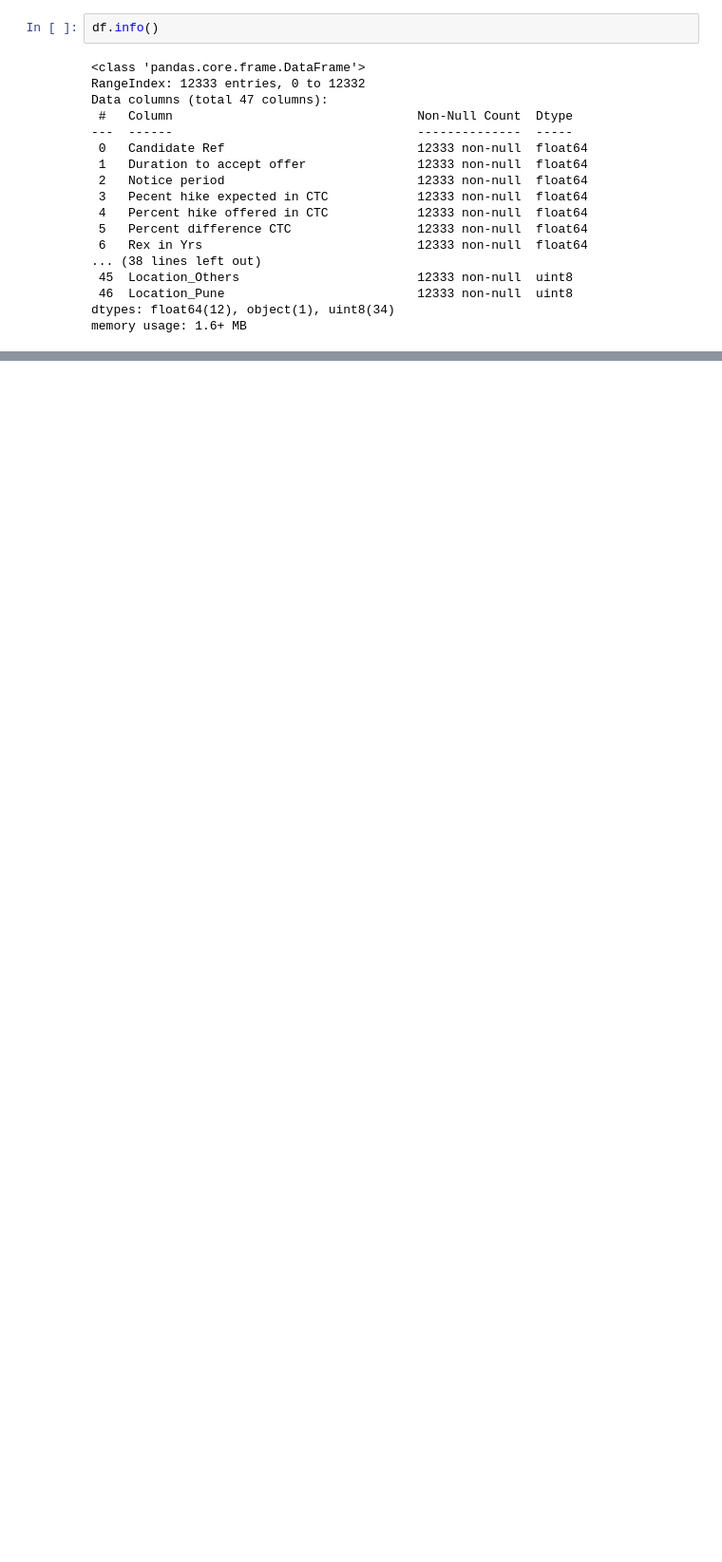
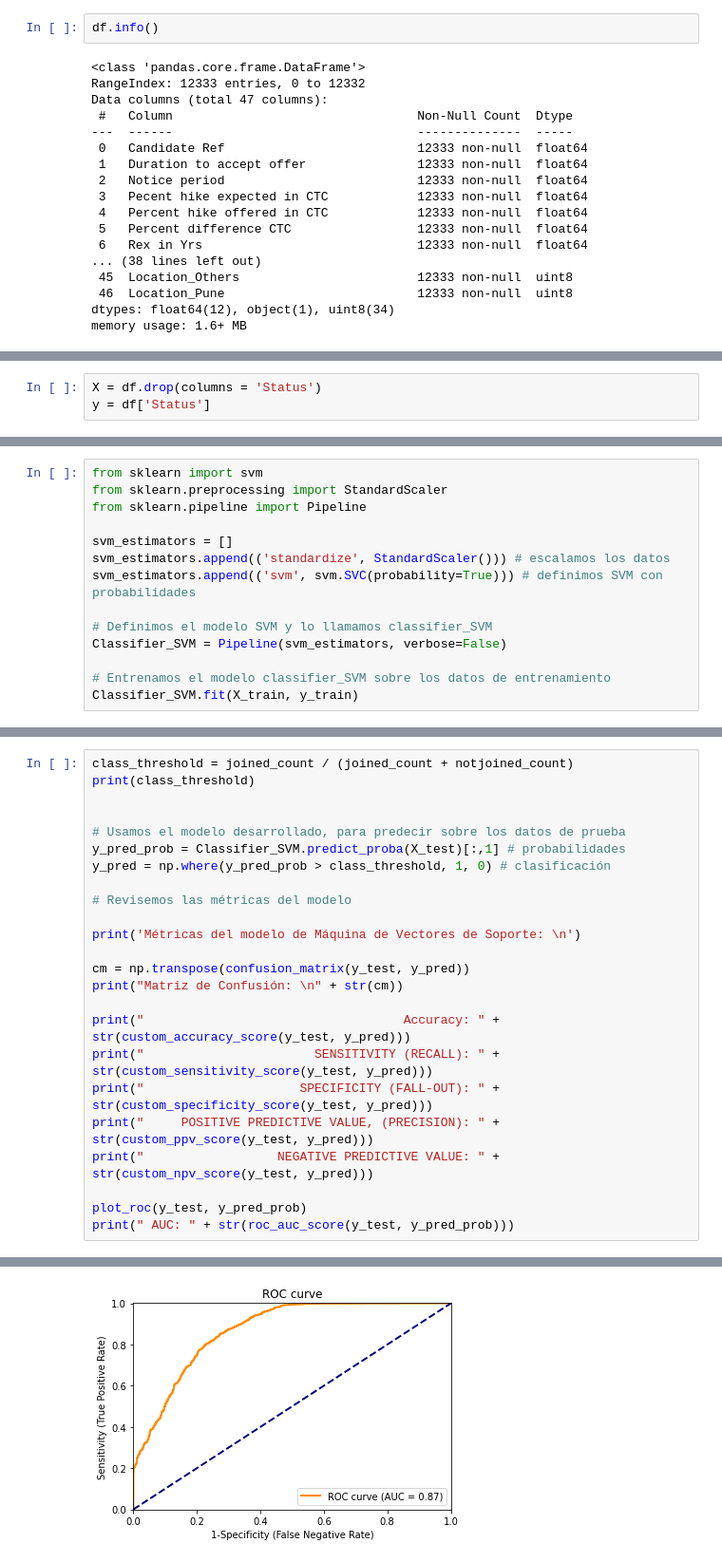
Before and after one commit to unjuken/scalene_svm, a Jupyter notebook: scalene_svm.ipynb, the cells around one changed output, grey strips where cells are left out. Shown: that part at 95% size. Cells and saved outputs as stored; diff of their text form; blank space fills up the shorter version.

```diff
--- a/scalene_svm.ipynb
+++ b/scalene_svm.ipynb
@@ -207,0 +239,3 @@ memory usage: 1.6+ MB
+# %%
+X = df.drop(columns = 'Status')
+y = df['Status']
@@ -207,0 +329,14 @@ memory usage: 1.6+ MB
+# %%
+from sklearn import svm
+from sklearn.preprocessing import StandardScaler
+from sklearn.pipeline import Pipeline
+
+svm_estimators = []
+svm_estimators.append(('standardize', StandardScaler())) # escalamos los datos
+svm_estimators.append(('svm', svm.SVC(probability=True))) # definimos SVM con probabilidades
+
+# Definimos el modelo SVM y lo llamamos classifier_SVM
+Classifier_SVM = Pipeline(svm_estimators, verbose=False)
+
+# Entrenamos el modelo classifier_SVM sobre los datos de entrenamiento
+Classifier_SVM.fit(X_train, y_train)
@@ -207,0 +354,25 @@ memory usage: 1.6+ MB
+# %%
+class_threshold = joined_count / (joined_count + notjoined_count)
+print(class_threshold)
+
+
+# Usamos el modelo desarrollado, para predecir sobre los datos de prueba
+y_pred_prob = Classifier_SVM.predict_proba(X_test)[:,1] # probabilidades
+y_pred = np.where(y_pred_prob > class_threshold, 1, 0) # clasificación
+
+# Revisemos las métricas del modelo
+
+print('Métricas del modelo de Máquina de Vectores de Soporte: \n')
+
+cm = np.transpose(confusion_matrix(y_test, y_pred))
+print("Matriz de Confusión: \n" + str(cm))
+
+print("                                   Accuracy: " + str(custom_accuracy_score(y_test, y_pred)))
+print("                       SENSITIVITY (RECALL): " + str(custom_sensitivity_score(y_test, y_pred)))
+print("                     SPECIFICITY (FALL-OUT): " + str(custom_specificity_score(y_test, y_pred)))
+print("     POSITIVE PREDICTIVE VALUE, (PRECISION): " + str(custom_ppv_score(y_test, y_pred)))
+print("                  NEGATIVE PREDICTIVE VALUE: " + str(custom_npv_score(y_test, y_pred)))
+
+plot_roc(y_test, y_pred_prob)
+print(" AUC: " + str(roc_auc_score(y_test, y_pred_prob)))
+# %% [output]
@@ -207,0 +390 @@ memory usage: 1.6+ MB
+[figure, added]
```
Also changed, not shown: parts of 8 cells of this notebook.
